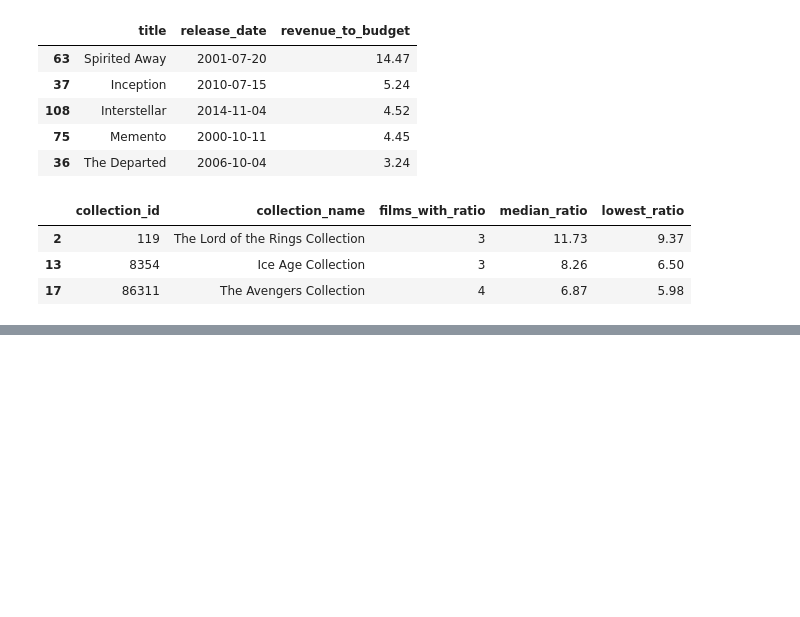
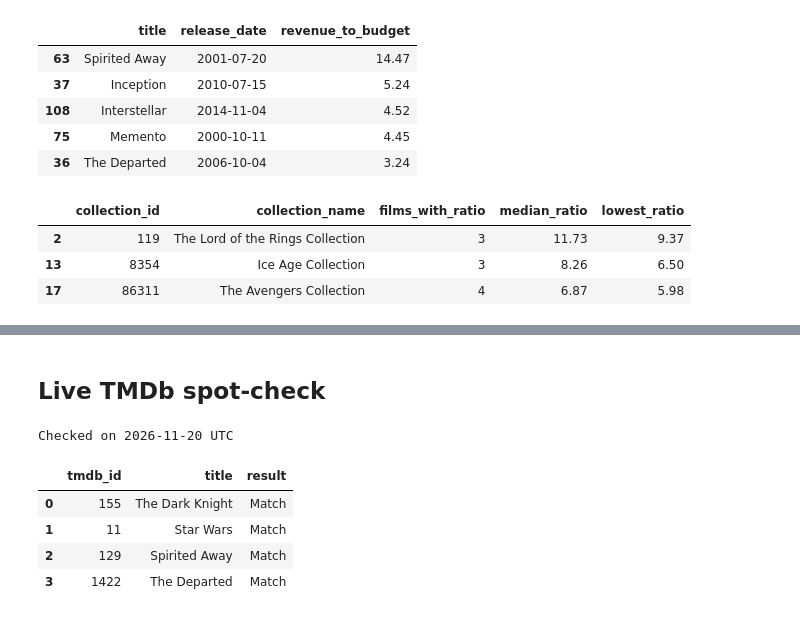
Before and after one commit to paulbletcher/lab2, a Jupyter notebook: data profile/tmdb_data_profile.ipynb, the cells around one changed output, grey strips where cells are left out. Cells and saved outputs as stored; diff of their text form; code cells hidden in the pictures; blank space fills up the shorter version.

```diff
--- a/data profile/tmdb_data_profile.ipynb
+++ b/data profile/tmdb_data_profile.ipynb
@@ -760,0 +796,62 @@ display(
+# %% [markdown]
+## Live TMDb spot-check
+# %%
+import os
+
+import requests
+from dotenv import load_dotenv
+
+load_dotenv(project_root / ".env")
+api_key = os.getenv("TMDB_API_KEY")
+if not api_key:
+    raise ValueError("TMDB_API_KEY is missing from .env")
+
+sample_ids = [
+    "155",  # The Dark Knight: known collection
+    "11",   # Star Wars: unusually high ratio
+    "129",  # Spirited Away: top standalone from 2000 onward
+    str(standalone_shortlist_2000.iloc[-1]["tmdb_id"]),  # Fifth-place cutoff
+]
+
+checks = []
+
+for movie_id in sample_ids:
+    cached = movies.loc[movies["tmdb_id"].eq(movie_id)].iloc[0]
+
+    try:
+        response = requests.get(
+            f"https://api.themoviedb.org/3/movie/{movie_id}",
+            params={"api_key": api_key},
+            timeout=20,
+        )
+    except requests.RequestException:
+        checks.append({"tmdb_id": movie_id, "title": cached["title"], "result": "Request failed"})
+        continue
+
+    if response.status_code != 200:
+        checks.append({
+            "tmdb_id": movie_id,
+            "title": cached["title"],
+            "result": f"HTTP {response.status_code}",
+        })
+        continue
+
+    live = response.json()
+    fields = ["title", "budget", "revenue", "release_date", "belongs_to_collection"]
+    changed = [field for field in fields if cached[field] != live.get(field)]
+
+    checks.append({
+        "tmdb_id": movie_id,
+        "title": cached["title"],
+        "result": "Match" if not changed else ", ".join(changed),
+    })
+
+print("Checked on", pd.Timestamp.now(tz="UTC").date(), "UTC")
+display(pd.DataFrame(checks))
+# %% [output]
+Checked on 2026-11-20 UTC
+|  | tmdb_id | title | result |
+| 0 | 155 | The Dark Knight | Match |
+| 1 | 11 | Star Wars | Match |
+| 2 | 129 | Spirited Away | Match |
+| 3 | 1422 | The Departed | Match |
```
Also changed, not shown: parts of 3 cells of this notebook, 8 other files.
